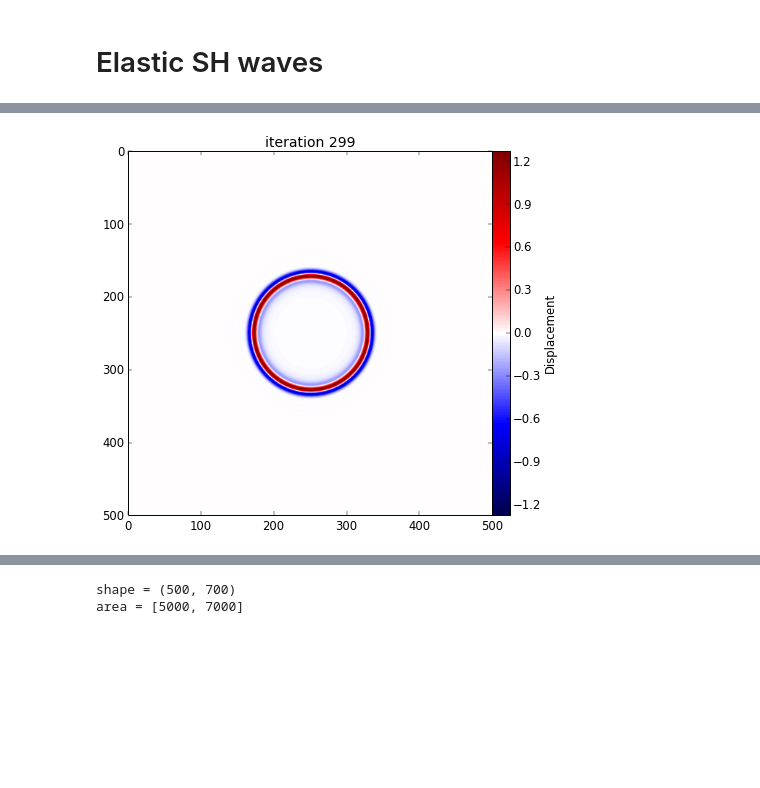
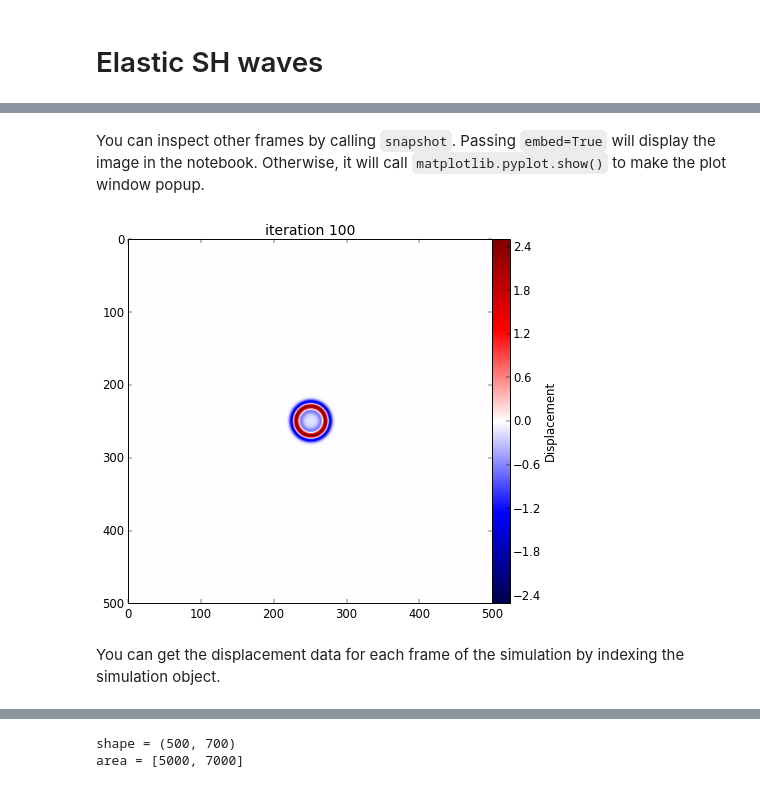
Before and after one commit to fatiando/prototypes, a Jupyter notebook: wavefd-simulation-class.ipynb, the cells around one changed output, grey strips where cells are left out. Drawn from its saved outputs; the diff is of its cells as text; code cells hidden in the pictures; blank space fills up the shorter version.

Commit message:
More text/examples, fixed wrong iteration number

```diff
--- a/wavefd-simulation-class.ipynb
+++ b/wavefd-simulation-class.ipynb
@@ -175,6 +209,6 @@ class Simulation2D(object):
 # %%
-class ElasticSH(Simulation2D):
-    def __init__(self, velocity, density, spacing, cachefile, dt=None, padding=50, taper=0.007, verbose=True):
+class ElasticSH(WaveFD2D):
+    def __init__(self, velocity, density, spacing, cachefile=None, dt=None, padding=50, taper=0.007, verbose=True):
         super(ElasticSH, self).__init__(cachefile, spacing, velocity.shape, verbose)
         self.density = density
         self.velocity = velocity
@@ -197,7 +231,8 @@ class ElasticSH(Simulation2D):
             sim = ElasticSH(f['velocity'][:], f['density'][:], f['spacing'].value,
                             dt=f['dt'].value, padding=f['padding'].value,
                             taper=f['taper'].value, cachefile=fname)
-            sim.it = f['panels'].shape[0]
+            sim.size = f['panels'].shape[0]
+            sim.it = sim.size - 1
         return sim
 
     def __getitem__(self, args):
@@ -205,11 +240,11 @@ class ElasticSH(Simulation2D):
             data = f['panels'][args]
         return data
 
-    def plot_snapshot(self, frame):
+    def plot_snapshot(self, frame, cmap):
         with h5py.File(self.cachefile) as f:
             data = f['panels'][frame]
         scale = np.abs(data).max()
-        mpl.imshow(data, cmap=mpl.cm.seismic, vmin=-scale, vmax=scale)
+        mpl.imshow(data, cmap=cmap, vmin=-scale, vmax=scale)
         mpl.colorbar(pad=0).set_label('Displacement')
 
     def add_point_source(self, position, wavelet):
@@ -237,20 +272,20 @@ class ElasticSH(Simulation2D):
     def expand_cache(self, iterations):
         with self.get_cache(mode='a') as f:
             cache = f['panels']
-            cache.resize(self.it + iterations, axis=0)
+            cache.resize(self.size + iterations, axis=0)
 
     def init_panels(self):
-        if self.it == 0:
+        if self.size == 0:
             nz, nx = self.shape
             u = np.zeros((2, nz, nx), dtype=np.float)
         else:
             # Get the last two panels from the cache
             with self.get_cache() as f:
                 cache = f['panels']
-                u = cache[self.it - 2 : self.it][::-1]
+                u = cache[self.size - 2 : self.size][::-1]
         return u
 
-    def timestep(self, u, tm1, t, tp1, iteration):
+    def timestep(self, u, tm1, t, tp1):
         nz, nx = self.shape
         ds = self.spacing
         wavefd._step_elastic_sh(u[tp1], u[t], u[tm1], 3, nx - 3, 3, nz - 3,
@@ -261,13 +296,13 @@ class ElasticSH(Simulation2D):
         wavefd._apply_damping(u[tp1], nx, nz, self.padding, self.taper)
         for pos, src in self.sources:
             i, j = pos
-            u[tp1, i, j] += src(iteration*self.dt)
+            u[tp1, i, j] += src(self.it*self.dt)
         # Save the panel to disk
         with self.get_cache(mode='a') as f:
             cache = f['panels']
-            cache[iteration] = u[tp1]
+            cache[self.it] = u[tp1]
 
-    def animate(self, every=1, cutoff=None, ax=None, cmap=mpl.cm.seismic, embed=False, fps=10, dpi=70, **kwargs):
+    def animate(self, every=1, cutoff=None, ax=None, cmap=mpl.cm.seismic, embed=False, fps=10, dpi=70, writer='avconv', **kwargs):
         if ax is None:
             mpl.figure()
             ax = mpl.subplot(111)
@@ -279,7 +314,7 @@ class ElasticSH(Simulation2D):
             imshow_args['vmax'] = cutoff
         wavefield = ax.imshow(np.zeros(self.shape), **imshow_args)
         ax.get_figure().colorbar(wavefield, pad=0).set_label('Displacement')
-        frames = (self.it - 1)//every
+        frames = self.size//every
         def plot(i):
             ax.set_title('iteration: {:d}'.format(i*every))
             u = self[i*every]
@@ -287,7 +322,7 @@ class ElasticSH(Simulation2D):
             return wavefield
         anim = animation.FuncAnimation(ax.get_figure(), plot, frames=frames, **kwargs)
         if embed:
-            return display_animation(anim, fps=fps, dpi=dpi)
+            return display_animation(anim, fps=fps, dpi=dpi, writer=writer)
         else:
             mpl.show()
             return anim
@@ -321,3 +358,3 @@ area = [5000, 5000]
 # %%
-sim = ElasticSH(velocity, density, ds, padding=50, taper=0.004, cachefile='/home/leo/tmp/simulation.h5')
-sim.add_point_source((shape[0]//2, shape[1]//2), Ricker(5, 20, 0.1))
+sim = ElasticSH(velocity, density, spacing=10)
+sim.add_point_source((shape[0]//2, shape[1]//2), Ricker(5, 20, 1/20))
@@ -324,2 +369,2 @@ sim.add_point_source((shape[0]//2, shape[1]//2), Ricker(5, 20, 0.1))
 # %%
-sim.run(300)
+sim.run(200)
@@ -330,4 +383,8 @@ sim
+# %% [markdown]
+You can inspect other frames by calling `snapshot`. Passing `embed=True` will display the image in the notebook. Otherwise, it will call `matplotlib.pyplot.show()` to make the plot window popup.
 # %%
-sim.snapshot(frame=-1, embed=True)
+sim.snapshot(frame=100, embed=True)
 # %% [output]
-[figure, old version]
+[figure, new version]
+# %% [markdown]
+You can get the displacement data for each frame of the simulation by indexing the simulation object.
```
Also changed, not shown: parts of 53 cells of this notebook, 1 other file.
